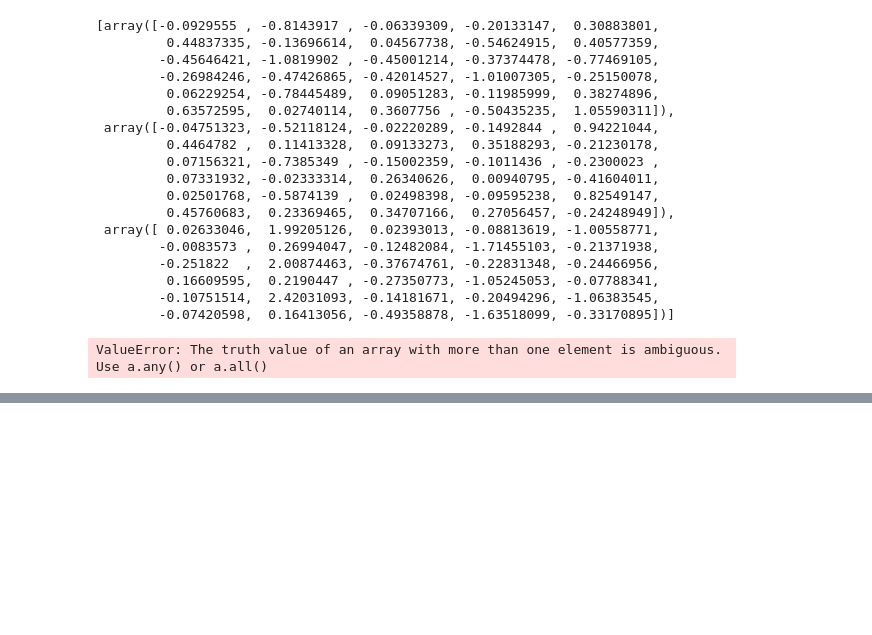
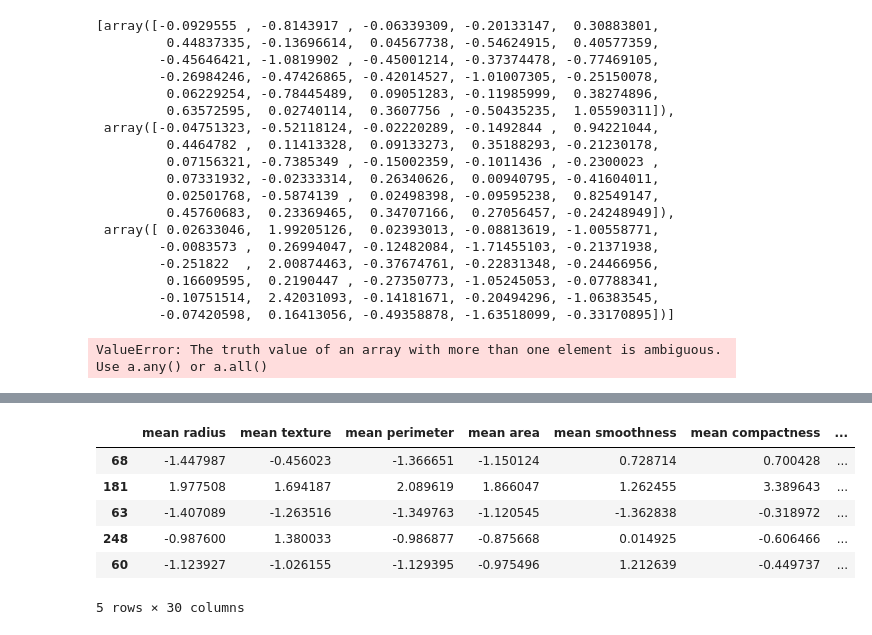
Before and after one commit to Estheray/D-Sigh, a Jupyter notebook: Project_Part_2.ipynb, the cells around one changed output, grey strips where cells are left out. Saved outputs shown, nothing was run; the diff lists cells and outputs as text; code cells hidden in the pictures; blank space fills up the shorter version.

```diff
--- a/Project_Part_2.ipynb
+++ b/Project_Part_2.ipynb
@@ -924,0 +921,10 @@ ValueError: The truth value of an array with more than one element is ambiguous.
+# %%
+X_train.head()
+# %% [output]
+|  | mean radius | mean texture | mean perimeter | mean area | mean smoothness | mean compactness | ... |
+| 68 | -1.447987 | -0.456023 | -1.366651 | -1.150124 | 0.728714 | 0.700428 | ... |
+| 181 | 1.977508 | 1.694187 | 2.089619 | 1.866047 | 1.262455 | 3.389643 | ... |
+| 63 | -1.407089 | -1.263516 | -1.349763 | -1.120545 | -1.362838 | -0.318972 | ... |
+| 248 | -0.987600 | 1.380033 | -0.986877 | -0.875668 | 0.014925 | -0.606466 | ... |
+| 60 | -1.123927 | -1.026155 | -1.129395 | -0.975496 | 1.212639 | -0.449737 | ... |
+5 rows × 30 columns
```
Also changed, not shown: parts of 50 cells of this notebook, 1 other file.
